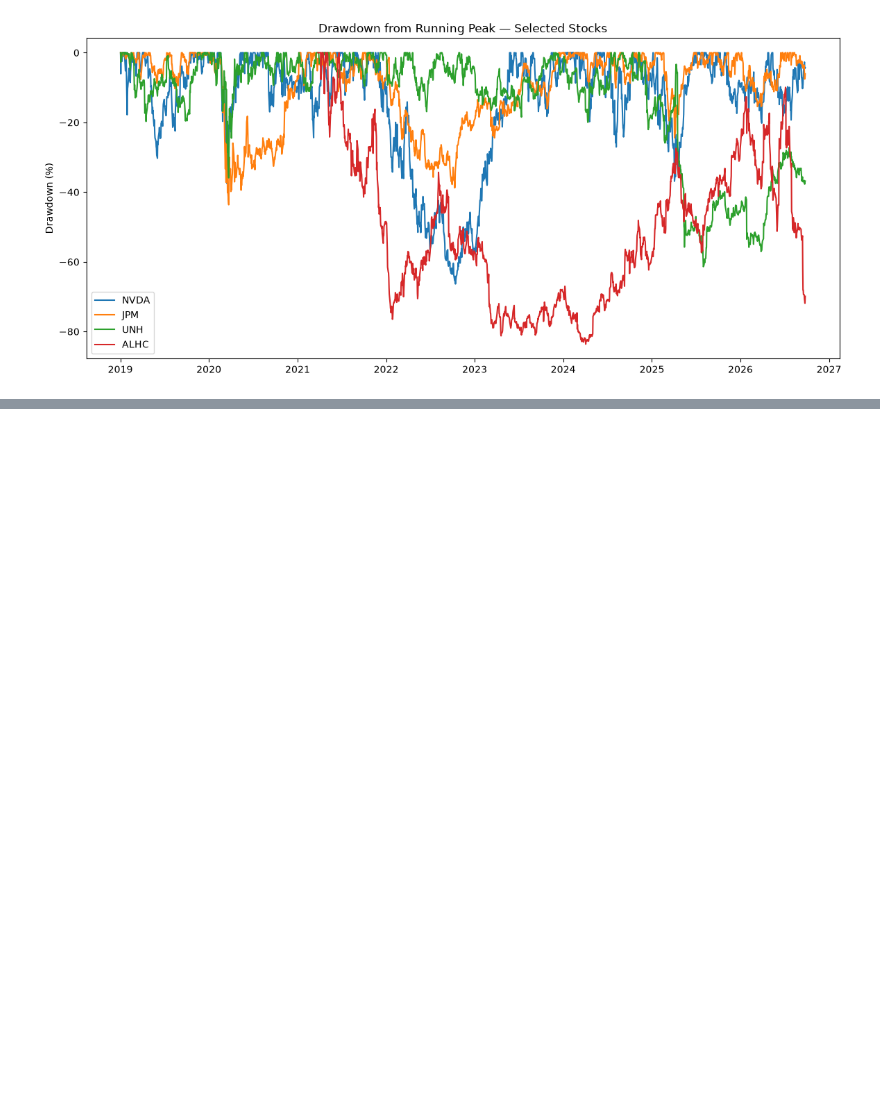
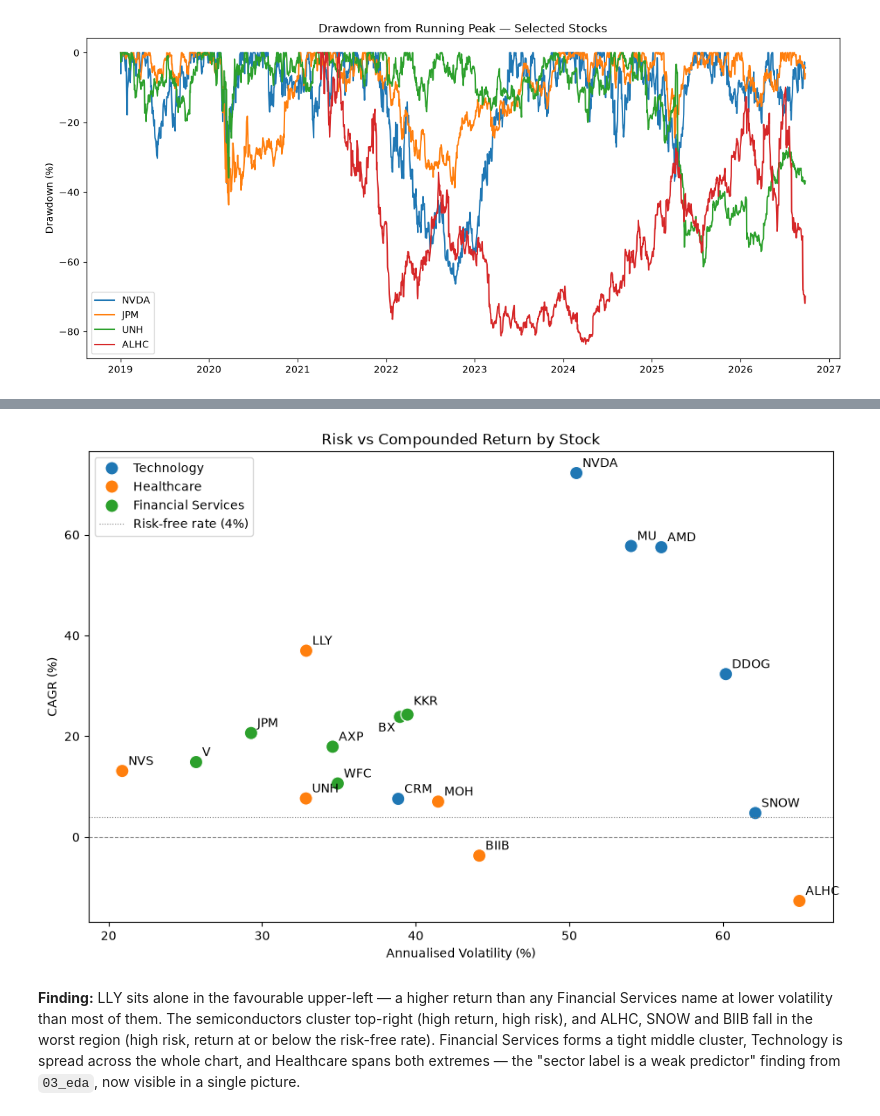
Before and after one commit to cdrshivam/market-analytics-case-study, a Jupyter notebook: notebooks/04_risk_metrics.ipynb, the cells around one changed output, grey strips where cells are left out. Saved outputs shown, nothing was run; the diff lists cells and outputs as text; code cells hidden in the pictures; blank space fills up the shorter version.

Commit message:
Risk Metrics file load

```diff
--- a/notebooks/04_risk_metrics.ipynb
+++ b/notebooks/04_risk_metrics.ipynb
@@ -75,0 +127,7 @@ Name: drawdown, dtype: float64
+# %%
+years = df.groupby("ticker")["date"].agg(lambda d: (d.max() - d.min()).days / 365.25)
+first_close = df.groupby("ticker")["close"].first()
+last_close = df.groupby("ticker")["close"].last()
+
+cagr = ((last_close / first_close) ** (1 / years) - 1) * 100
+cagr.sort_values(ascending=False).round(1)
@@ -90,14 +226,3 @@ plt.savefig("../visuals/rolling_volatility_by_sector.png", dpi=150, bbox_inches=
 plt.show()
 # %% [output]
 [figure]
-# %%
-sector_lookup = df[["ticker", "sector", "sub_sector"]].drop_duplicates().set_index("ticker")
-
-metrics = stats[["ann_return", "ann_vol", "sharpe"]].join(max_dd.rename("max_drawdown")).join(sector_lookup)
-metrics["ann_return"] *= 100
-metrics["ann_vol"] *= 100
-metrics["max_drawdown"] *= 100
-metrics = metrics.round(2).sort_values("sharpe", ascending=False)
-
-metrics.to_csv("../data/processed/risk_metrics.csv")
-metrics
@@ -135,0 +252,23 @@ plt.show()
+# %%
+plot_df = metrics.reset_index()
+
+offsets = {"KKR": (5, 8), "BX": (-18, -12)}  # manual offsets for overlapping labels
+
+plt.figure(figsize=(11, 7))
+sns.scatterplot(data=plot_df, x="ann_vol", y="cagr", hue="sector", s=120)
+for _, row in plot_df.iterrows():
+    dx, dy = offsets.get(row["ticker"], (5, 5))
+    plt.annotate(row["ticker"], (row["ann_vol"], row["cagr"]), xytext=(dx, dy), textcoords="offset points")
+
+plt.axhline(0, color="gray", linestyle="--", linewidth=0.8)
+plt.axhline(RISK_FREE_RATE * 100, color="gray", linestyle=":", linewidth=0.8, label="Risk-free rate (4%)")
+plt.xlabel("Annualised Volatility (%)")
+plt.ylabel("CAGR (%)")
+plt.title("Risk vs Compounded Return by Stock")
+plt.legend()
+plt.savefig("../visuals/risk_return_cagr.png", dpi=150, bbox_inches="tight")
+plt.show()
+# %% [output]
+[figure, added]
+# %% [markdown]
+**Finding:** LLY sits alone in the favourable upper-left — a higher return than any Financial Services name at lower volatility than most of them. The semiconductors cluster top-right (high return, high risk), and ALHC, SNOW and BIIB fall in the worst region (high risk, return at or below the risk-free rate). Financial Services forms a tight middle cluster, Technology is spread across the whole chart, and Healthcare spans both extremes — the "sector label is a weak predictor" finding from `03_eda`, now visible in a single picture.
```
Also changed, not shown: parts of 20 cells of this notebook, 4 other files.
